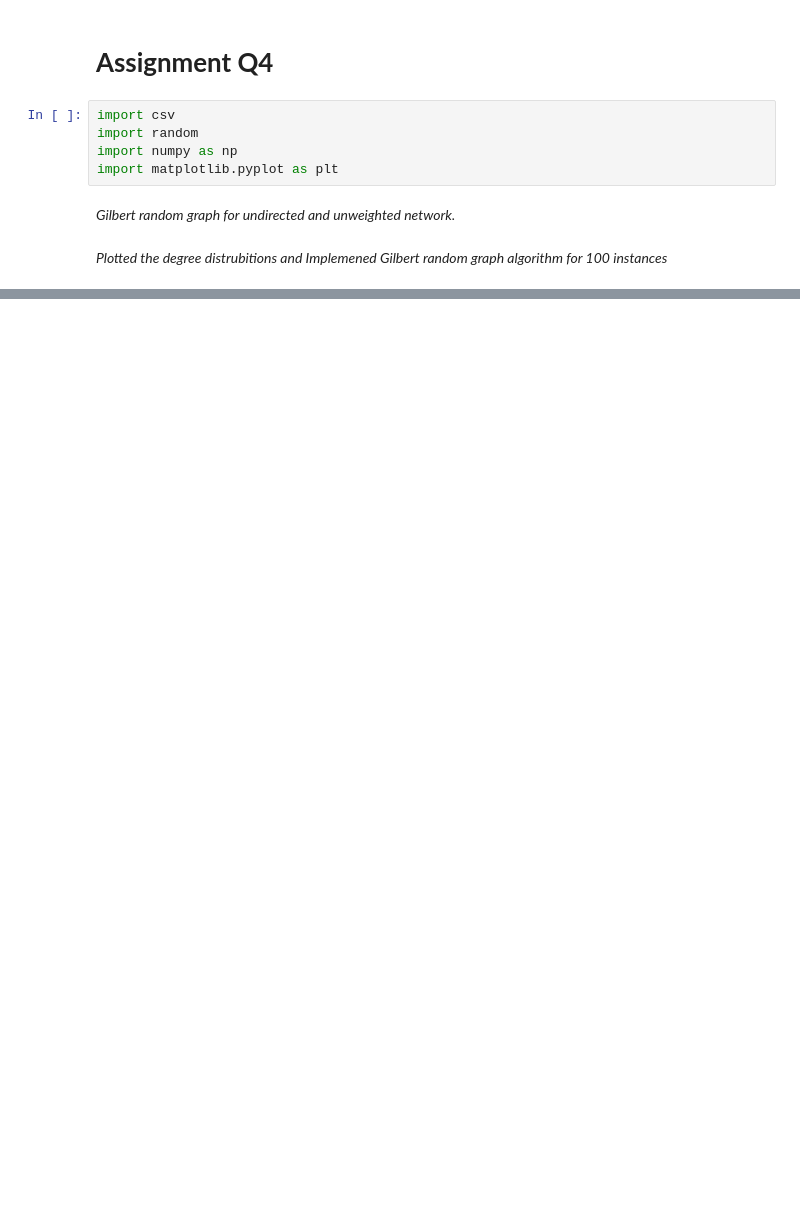
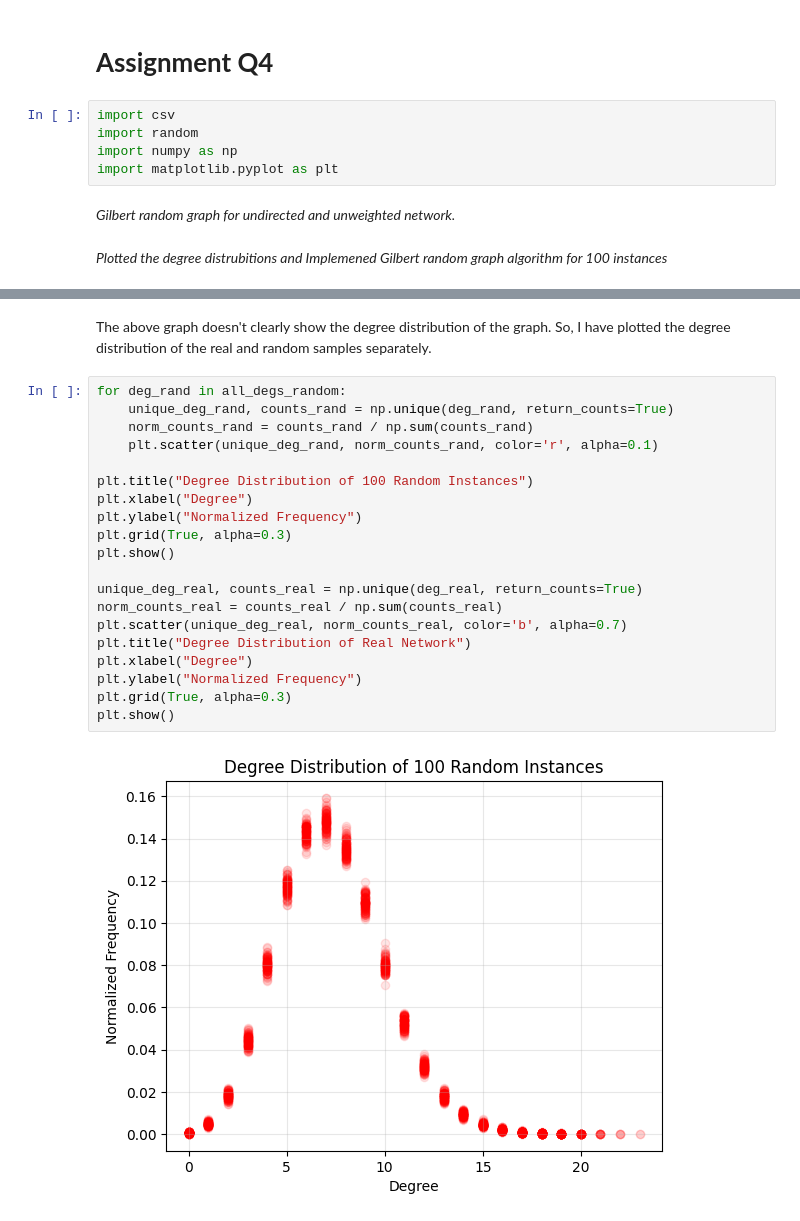
Before and after one commit to DhvanilSheth/NetworkScience, a Jupyter notebook: Assignment1/Q4.ipynb, the cells around one changed output, grey strips where cells are left out. Cells and saved outputs as stored; diff of their text form; blank space fills up the shorter version.

Commit message:
rearranged-images+improved-plot-Q4

```diff
--- a/Assignment1/Q4.ipynb
+++ b/Assignment1/Q4.ipynb
@@ -89,2 +84,26 @@ if __name__ == "__main__":
 # %% [output]
 [figure]
+# %% [markdown]
+The above graph doesn't clearly show the degree distribution of the graph. So, I have plotted the degree distribution of the real and random samples separately.
+# %%
+for deg_rand in all_degs_random:
+    unique_deg_rand, counts_rand = np.unique(deg_rand, return_counts=True)
+    norm_counts_rand = counts_rand / np.sum(counts_rand)
+    plt.scatter(unique_deg_rand, norm_counts_rand, color='r', alpha=0.1)
+
+plt.title("Degree Distribution of 100 Random Instances")
+plt.xlabel("Degree")
+plt.ylabel("Normalized Frequency")
+plt.grid(True, alpha=0.3)
+plt.show()
+
+unique_deg_real, counts_real = np.unique(deg_real, return_counts=True)
+norm_counts_real = counts_real / np.sum(counts_real)
+plt.scatter(unique_deg_real, norm_counts_real, color='b', alpha=0.7)
+plt.title("Degree Distribution of Real Network")
+plt.xlabel("Degree")
+plt.ylabel("Normalized Frequency")
+plt.grid(True, alpha=0.3)
+plt.show()
+# %% [output]
+[figure, added]
```
Also changed, not shown: parts of 3 cells of this notebook, 7 other files.
